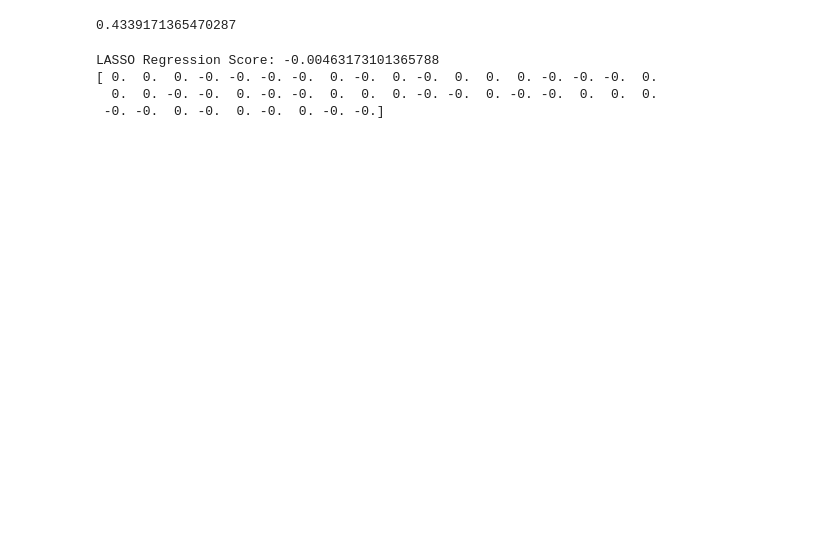
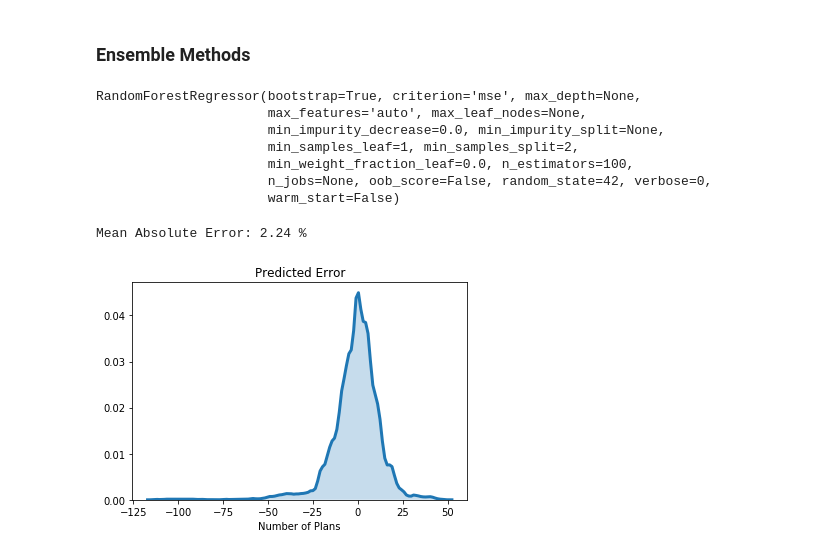
Before and after one commit to lg-42/Springboard_projects, a Jupyter notebook: CaptsonePr1/plan_count_prediction.ipynb, the cells around one changed output. Cells and saved outputs as stored; diff of their text form; code cells hidden in the pictures; blank space fills up the shorter version.

Commit message:
Add files via upload
Update including Random Forest estimation

```diff
--- a/CaptsonePr1/plan_count_prediction.ipynb
+++ b/CaptsonePr1/plan_count_prediction.ipynb
@@ -96,22 +230,37 @@ print(np.mean(cv_results))
+# %% [markdown]
+### Ensemble Methods
 # %%
-# RIDGE REGRESSION
-X_train, X_test, Y_train, Y_test = train_test_split(X, Y, test_size = 0.3, random_state = 42)
-ridge_reg = Ridge(alpha=0.1, normalize=True)
-ridge_reg.fit(X_train, Y_train)
-ridge_pred = ridge_reg.predict(X_test)
-ridge_reg.score(X_test, Y_test)
+# Fit Random Forest Regression
+
+# Train the Model
+X_train, X_test, Y_train, Y_test = train_test_split(X.to_numpy(), Y.to_numpy(), test_size = 0.3, random_state = 42)
+
+rf_mod = RandomForestRegressor(n_estimators = 100, random_state = 42)
+rf_mod.fit(X_train,Y_train.ravel())
 # %% [output]
-0.4339171365470287
+RandomForestRegressor(bootstrap=True, criterion='mse', max_depth=None,
+                      max_features='auto', max_leaf_nodes=None,
+                      min_impurity_decrease=0.0, min_impurity_split=None,
+                      min_samples_leaf=1, min_samples_split=2,
+                      min_weight_fraction_leaf=0.0, n_estimators=100,
+                      n_jobs=None, oob_score=False, random_state=42, verbose=0,
+                      warm_start=False)
-# %%
-# LASSO REGRESSION
-lasso_reg = Lasso(alpha=0.1, normalize=True)
-lasso_reg.fit(X_train, Y_train)
-lasso_pred = lasso_reg.predict(X_test)
-print("LASSO Regression Score:", lasso_reg.score(X_test, Y_test))
-lasso_coef = lasso_reg.coef_
-print(lasso_coef)
-# %% [output]
-LASSO Regression Score: -0.00463173101365788
-[ 0.  0.  0. -0. -0. -0. -0.  0. -0.  0. -0.  0.  0.  0. -0. -0. -0.  0.
-  0.  0. -0. -0.  0. -0. -0.  0.  0.  0. -0. -0.  0. -0. -0.  0.  0.  0.
- -0. -0.  0. -0.  0. -0.  0. -0. -0.]
+# %%
+# Use the Model to Predict the Test set and Evaluate the fit
+
+Y_test_pred = rf_mod.predict(X_test)
+
+# Calculate the errors
+errors = np.exp(Y_test_pred) - np.exp(Y_test)
+errors_perc = errors/np.exp(Y_test)
+# Print the mean absolute error (MAE) in number of plans unit and percentage
+print('Mean Absolute Error:', round(np.exp(np.mean(abs(errors_perc))), 2), "%")
+# %% [output]
+Mean Absolute Error: 2.24 %
+# %%
+_ = sns.distplot(errors, hist = False, kde = True,
+                 kde_kws = {'shade': True, 'linewidth': 3})
+_ = plt.title("Predicted Error")
+_ = plt.xlabel("Number of Plans")
+# %% [output]
+[figure, added]
```
Also changed, not shown: parts of 17 cells of this notebook.
